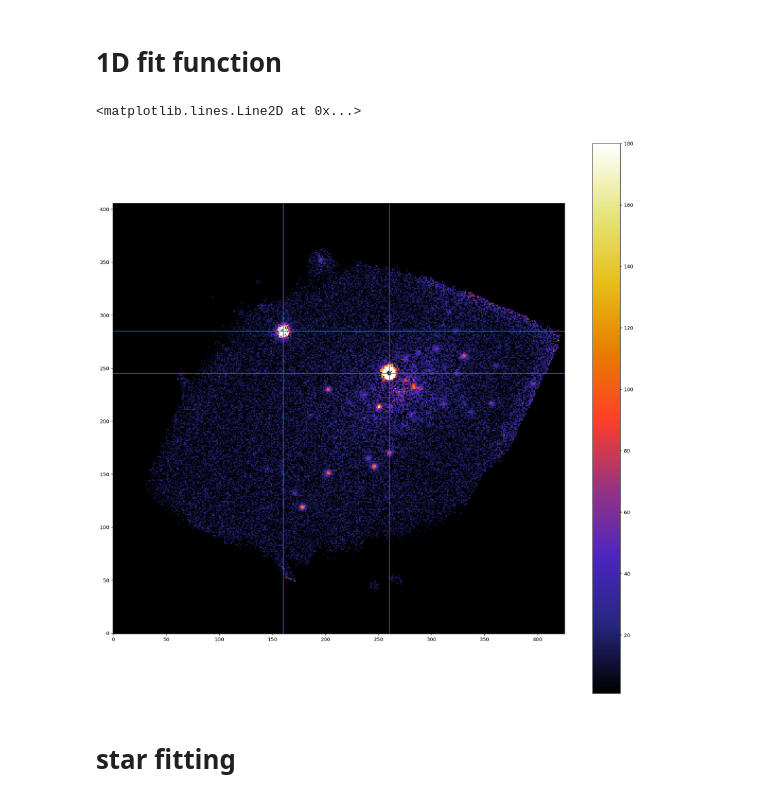
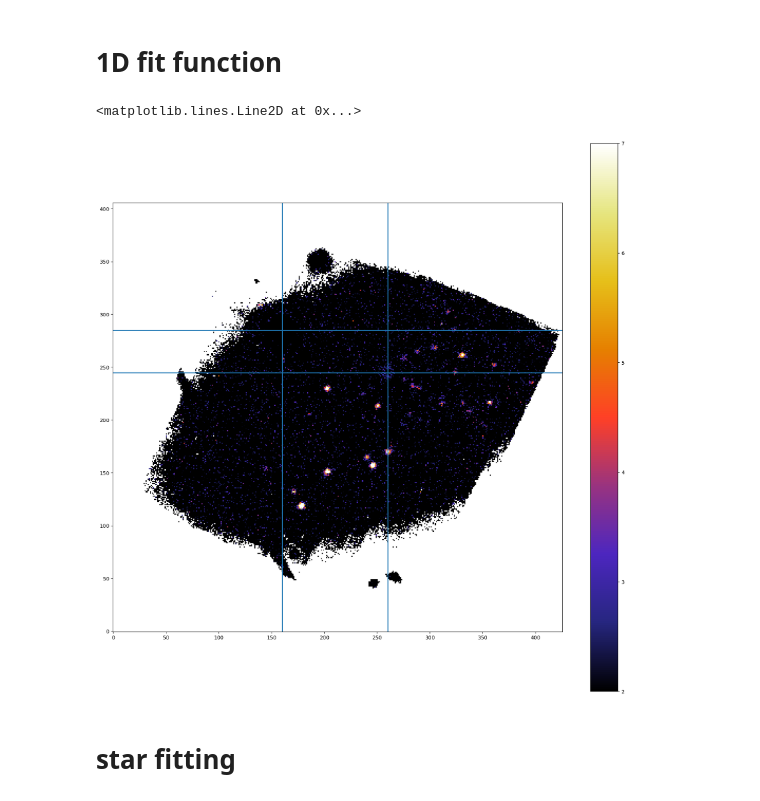
Before and after one commit to tspriggs/MUSE_PNe_fitting, a Jupyter notebook: 1D FCC277.ipynb, the cells around one changed output. Drawn from its saved outputs; the diff is of its cells as text; code cells hidden in the pictures.

```diff
--- a/1D FCC277.ipynb
+++ b/1D FCC277.ipynb
@@ -122,17 +122,17 @@ A_rN_shape = A_rN.reshape(y_data,x_data)
 Gauss_F_shape = Gauss_F.reshape(y_data, x_data)
 # %%
 plt.figure(figsize=(20,20))
-plt.imshow(Gauss_F_shape, origin="lower", cmap="CMRmap", vmin=1, vmax=130)
+plt.imshow(A_rN_shape, origin="lower", cmap="CMRmap", vmin=2, vmax=7)
 plt.colorbar()
 
 plt.axhline(245)
 plt.axvline(260)
 
 plt.axhline(285)
 plt.axvline(160)
 # %% [output]
 <matplotlib.lines.Line2D at 0x...>
-[figure, old version]
+[figure, new version]
 # %% [markdown]
 # star fitting
 # %%
```
Also changed, not shown: parts of 1 cell of this notebook, 2 other files.
